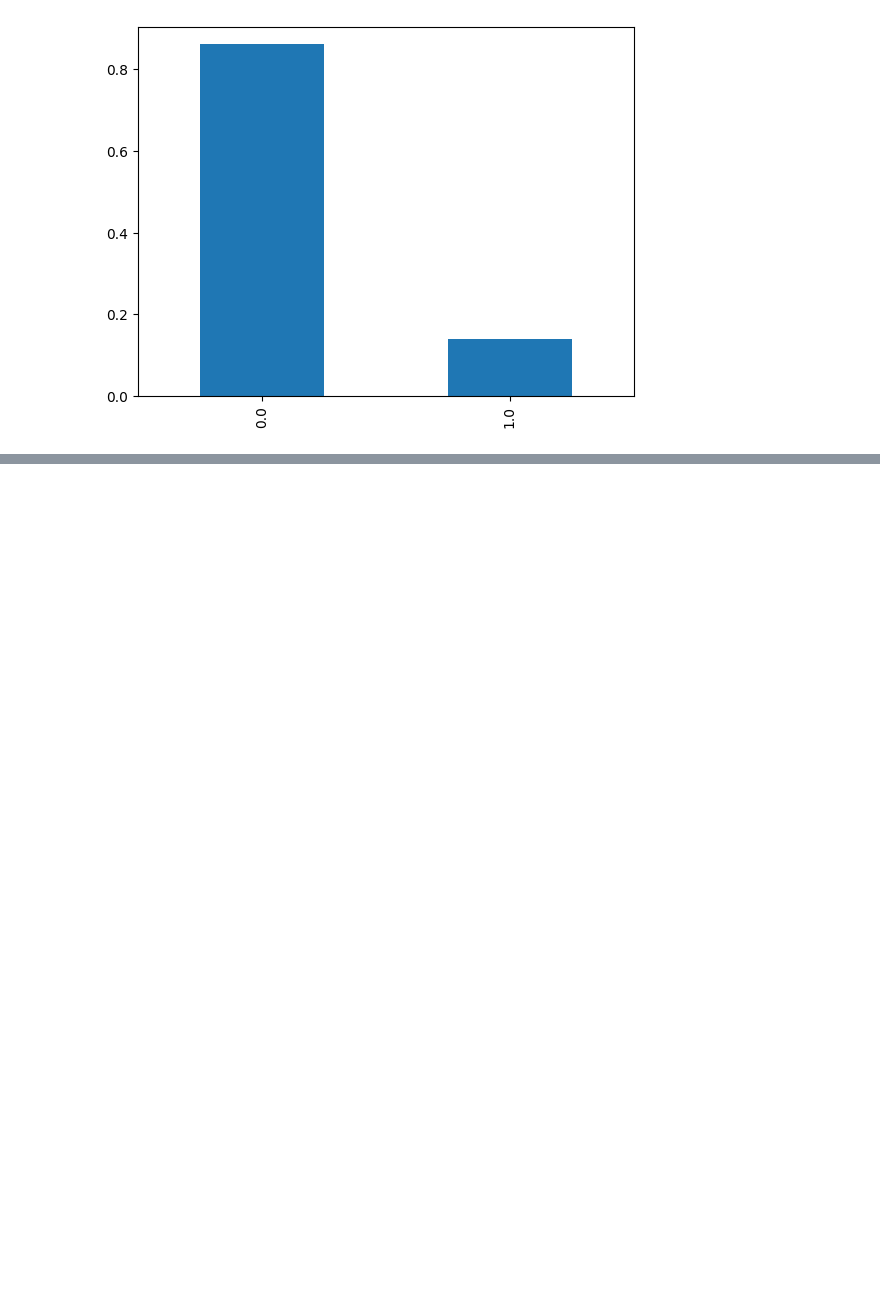
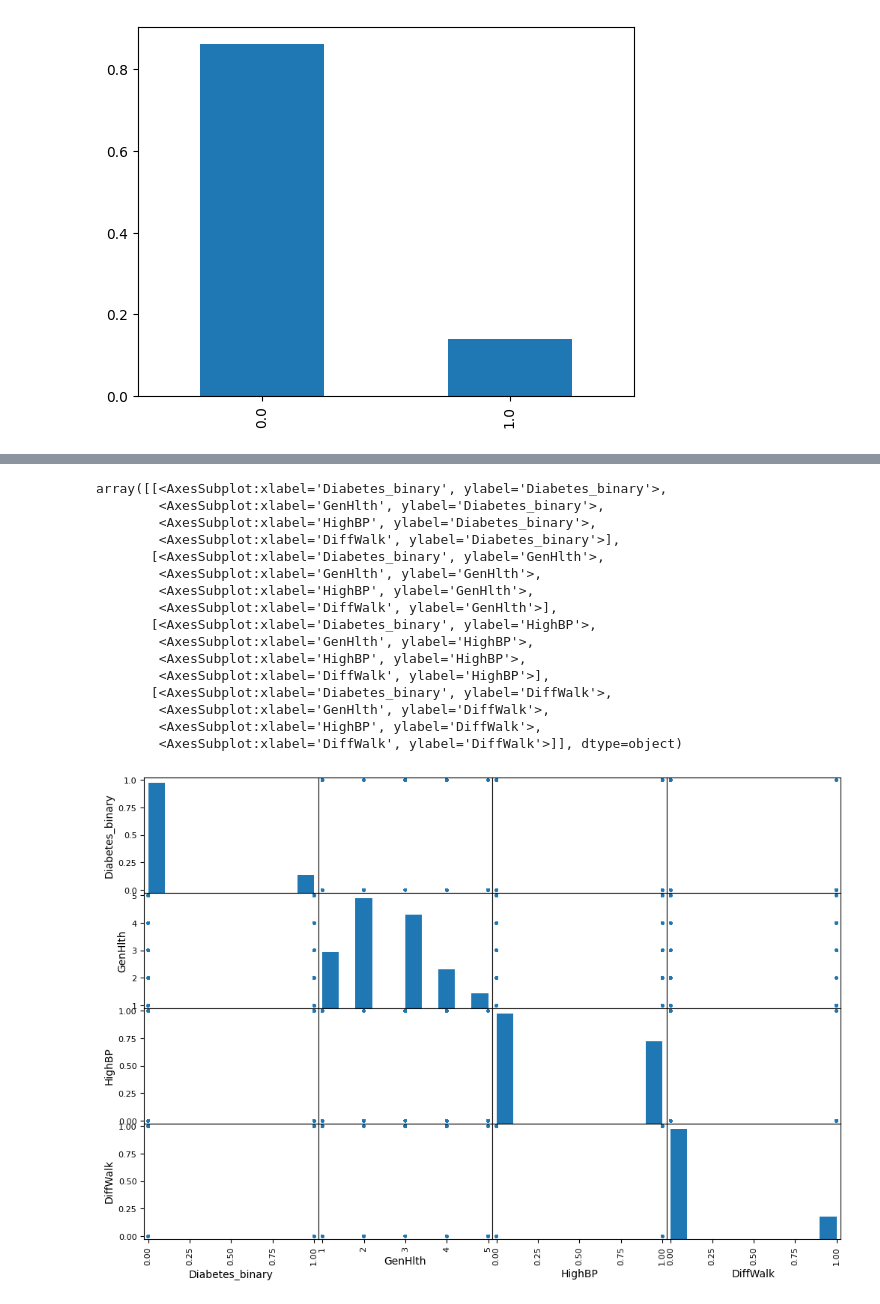
Before and after one commit to eljam3239/qmind2022, a Jupyter notebook: main.ipynb, the cells around one changed output, grey strips where cells are left out. Drawn from its saved outputs; the diff is of its cells as text; code cells hidden in the pictures; blank space fills up the shorter version.

```diff
--- a/main.ipynb
+++ b/main.ipynb
@@ -77,2 +96,25 @@ data['Diabetes_binary'].value_counts(normalize=True).plot(kind='bar')
+# %%
+from pandas.plotting import scatter_matrix
+
+attributes = ['Diabetes_binary', 'GenHlth', 'HighBP', 'DiffWalk']
+scatter_matrix(data[attributes], figsize=(12,8))
+# %% [output]
+array([[<AxesSubplot:xlabel='Diabetes_binary', ylabel='Diabetes_binary'>,
+        <AxesSubplot:xlabel='GenHlth', ylabel='Diabetes_binary'>,
+        <AxesSubplot:xlabel='HighBP', ylabel='Diabetes_binary'>,
+        <AxesSubplot:xlabel='DiffWalk', ylabel='Diabetes_binary'>],
+       [<AxesSubplot:xlabel='Diabetes_binary', ylabel='GenHlth'>,
+        <AxesSubplot:xlabel='GenHlth', ylabel='GenHlth'>,
+        <AxesSubplot:xlabel='HighBP', ylabel='GenHlth'>,
+        <AxesSubplot:xlabel='DiffWalk', ylabel='GenHlth'>],
+       [<AxesSubplot:xlabel='Diabetes_binary', ylabel='HighBP'>,
+        <AxesSubplot:xlabel='GenHlth', ylabel='HighBP'>,
+        <AxesSubplot:xlabel='HighBP', ylabel='HighBP'>,
+        <AxesSubplot:xlabel='DiffWalk', ylabel='HighBP'>],
+       [<AxesSubplot:xlabel='Diabetes_binary', ylabel='DiffWalk'>,
+        <AxesSubplot:xlabel='GenHlth', ylabel='DiffWalk'>,
+        <AxesSubplot:xlabel='HighBP', ylabel='DiffWalk'>,
+        <AxesSubplot:xlabel='DiffWalk', ylabel='DiffWalk'>]], dtype=object)
+[figure, added]
 # %%
 #someone can try and make some cool graphs on all the data
```
Also changed, not shown: parts of 3 cells of this notebook.
